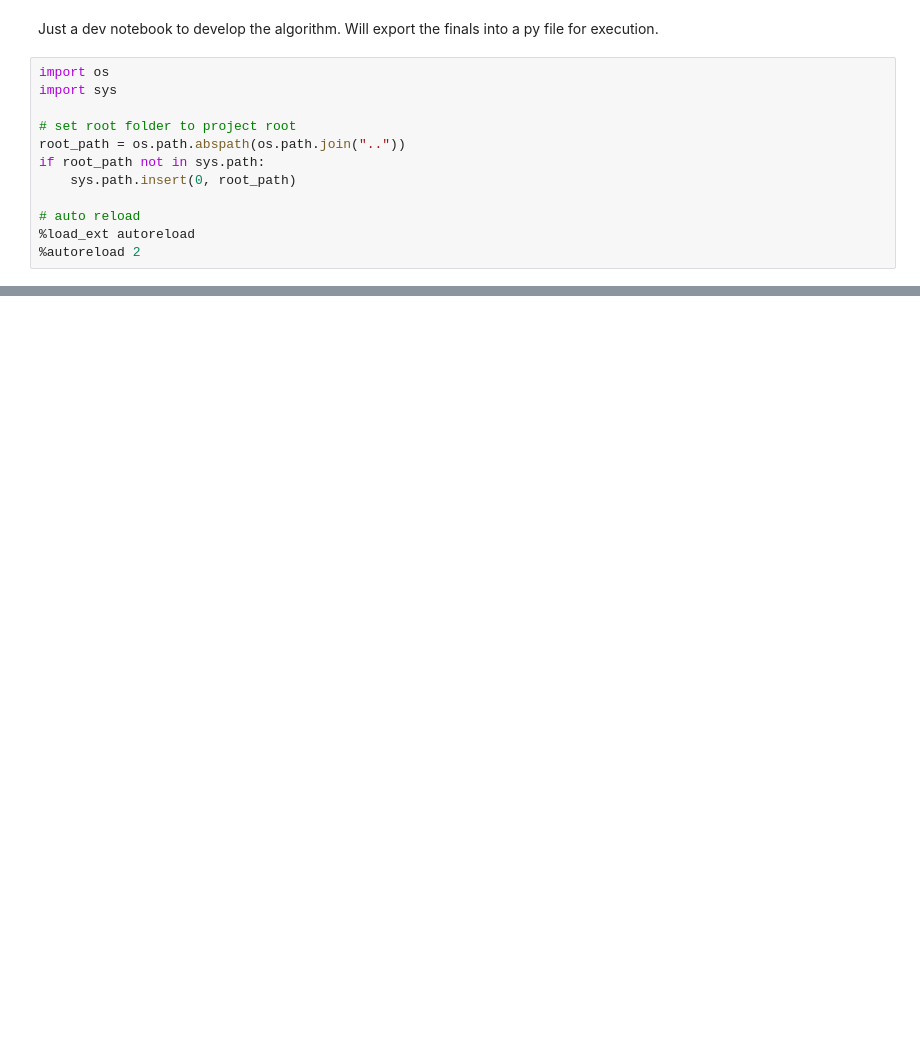
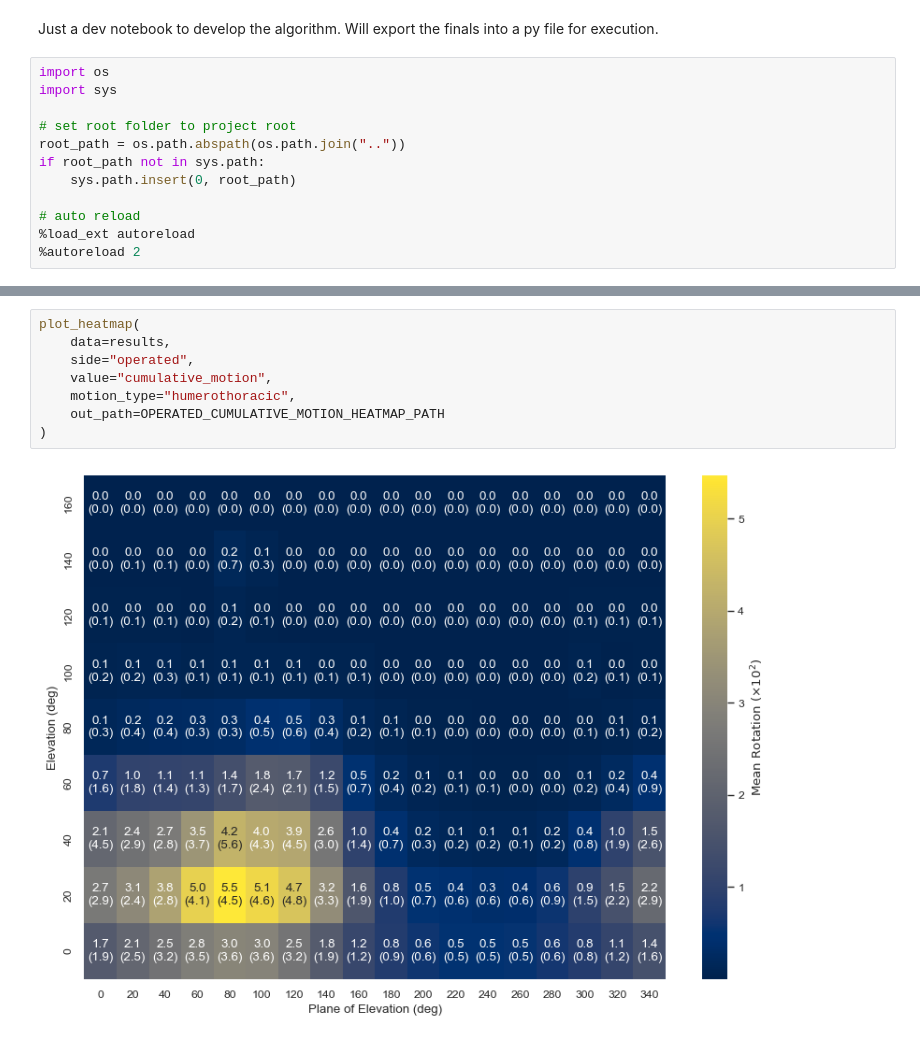
Before and after one commit to christopher-millward/rtsa-mocap-study, a Jupyter notebook: notebooks/dev.ipynb, the cells around one changed output, grey strips where cells are left out. Cells and saved outputs as stored; diff of their text form; blank space fills up the shorter version.

```diff
--- a/notebooks/dev.ipynb
+++ b/notebooks/dev.ipynb
@@ -101,0 +65,10 @@ True
+# %%
+plot_heatmap(
+    data=results,
+    side="operated",
+    value="cumulative_motion",
+    motion_type="humerothoracic",
+    out_path=OPERATED_CUMULATIVE_MOTION_HEATMAP_PATH
+)
+# %% [output]
+[figure, added]
```
Also changed, not shown: parts of 12 cells of this notebook.
